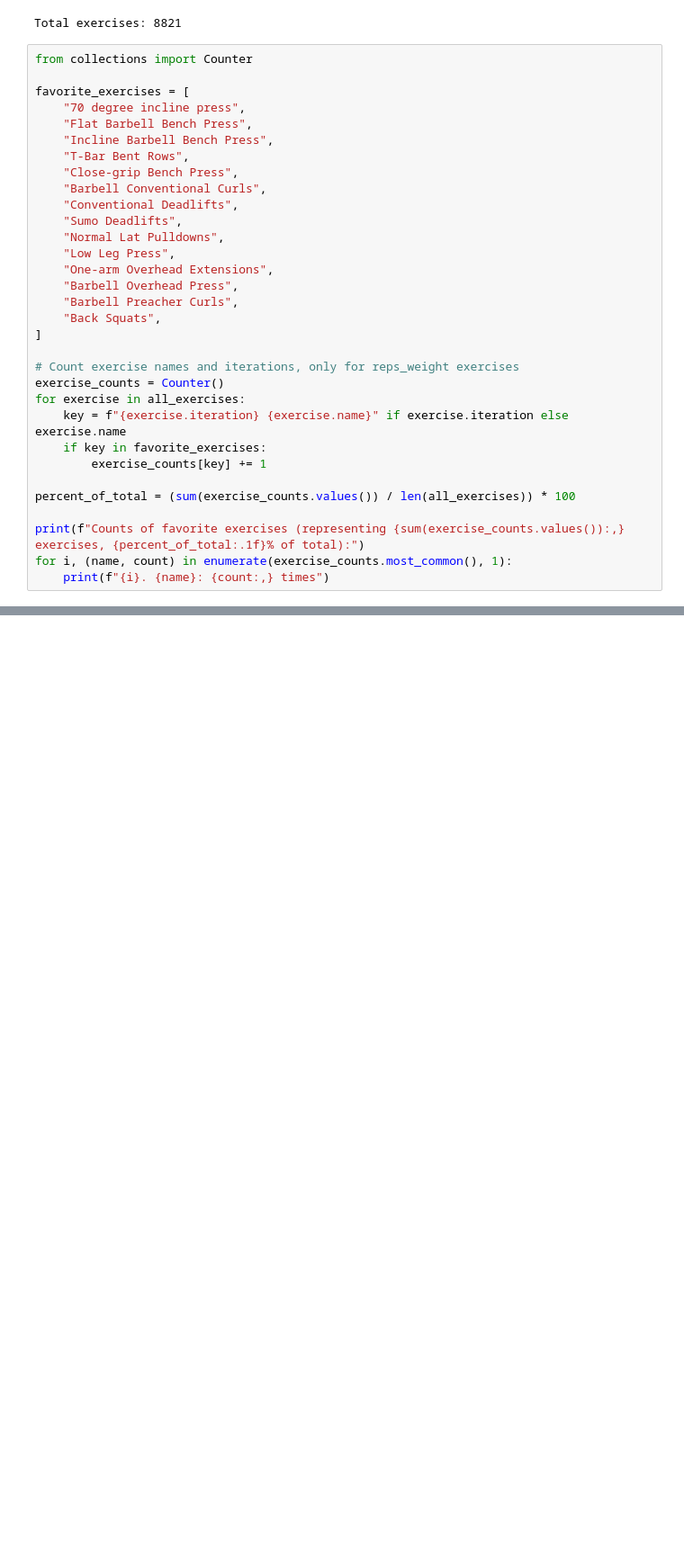
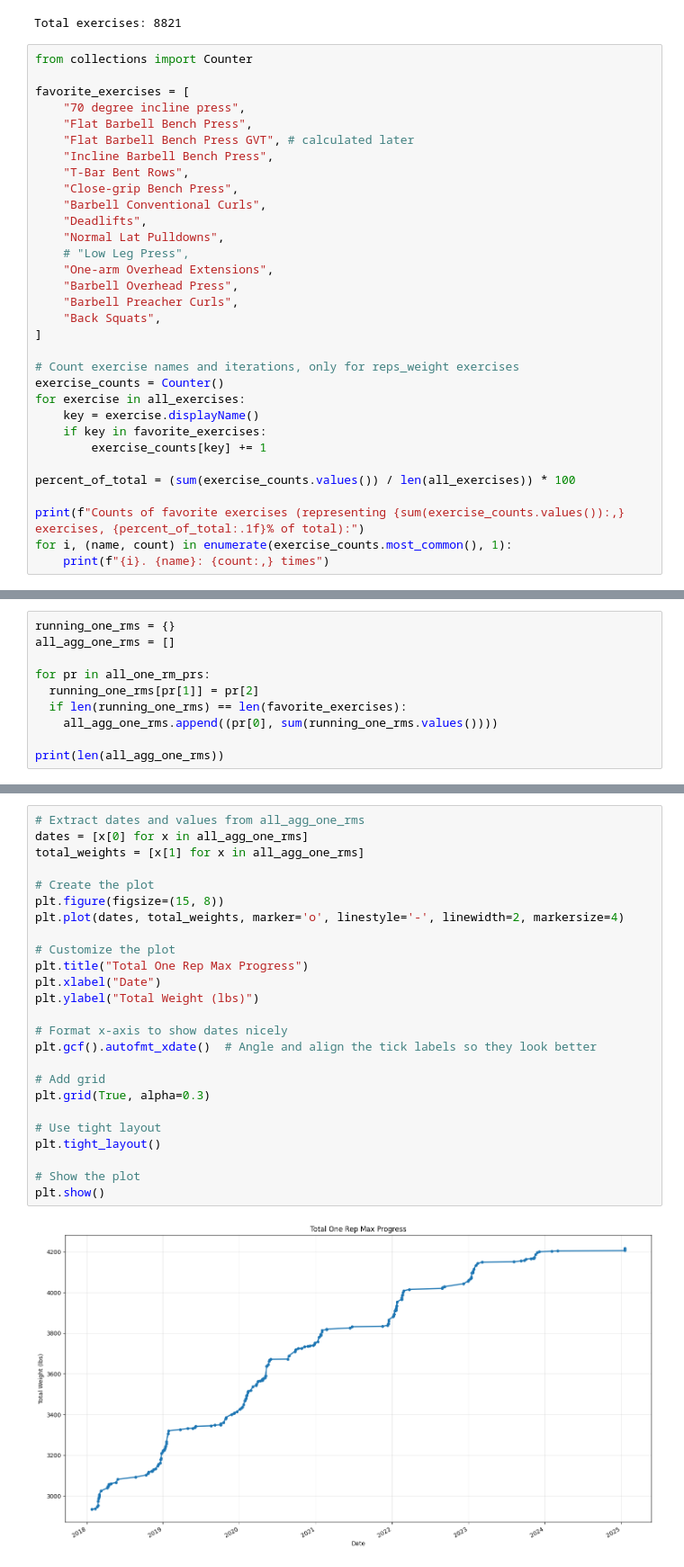
Before and after one commit to WeightliftingApp/WeightliftingApp-AnalyzeData, a Jupyter notebook: src/analyze_pr_szn.ipynb, the cells around one changed output, grey strips where cells are left out. Shown at 90% size. Cells and saved outputs as stored; diff of their text form; blank space fills up the shorter version.

Commit message:
Better PR analysis

```diff
--- a/src/analyze_pr_szn.ipynb
+++ b/src/analyze_pr_szn.ipynb
@@ -18,14 +18,14 @@ from collections import Counter
 favorite_exercises = [
     "70 degree incline press",
     "Flat Barbell Bench Press",
+    "Flat Barbell Bench Press GVT", # calculated later
     "Incline Barbell Bench Press",
     "T-Bar Bent Rows",
     "Close-grip Bench Press",
     "Barbell Conventional Curls",
-    "Conventional Deadlifts",
-    "Sumo Deadlifts",
+    "Deadlifts",
     "Normal Lat Pulldowns",
-    "Low Leg Press",
+    # "Low Leg Press",
     "One-arm Overhead Extensions",
     "Barbell Overhead Press",
     "Barbell Preacher Curls",
@@ -35,7 +35,7 @@ favorite_exercises = [
 # Count exercise names and iterations, only for reps_weight exercises
 exercise_counts = Counter()
 for exercise in all_exercises:
-    key = f"{exercise.iteration} {exercise.name}" if exercise.iteration else exercise.name
+    key = exercise.displayName()
     if key in favorite_exercises:
         exercise_counts[key] += 1
 
@@ -208,0 +236,10 @@ plt.show()
+# %%
+running_one_rms = {}
+all_agg_one_rms = []
+
+for pr in all_one_rm_prs:
+  running_one_rms[pr[1]] = pr[2]
+  if len(running_one_rms) == len(favorite_exercises):
+    all_agg_one_rms.append((pr[0], sum(running_one_rms.values())))
+
+print(len(all_agg_one_rms))
@@ -208,0 +248,27 @@ plt.show()
+# %%
+# Extract dates and values from all_agg_one_rms
+dates = [x[0] for x in all_agg_one_rms]
+total_weights = [x[1] for x in all_agg_one_rms]
+
+# Create the plot
+plt.figure(figsize=(15, 8))
+plt.plot(dates, total_weights, marker='o', linestyle='-', linewidth=2, markersize=4)
+
+# Customize the plot
+plt.title("Total One Rep Max Progress")
+plt.xlabel("Date")
+plt.ylabel("Total Weight (lbs)")
+
+# Format x-axis to show dates nicely
+plt.gcf().autofmt_xdate()  # Angle and align the tick labels so they look better
+
+# Add grid
+plt.grid(True, alpha=0.3)
+
+# Use tight layout
+plt.tight_layout()
+
+# Show the plot
+plt.show()
+# %% [output]
+[figure, added]
```
Also changed, not shown: parts of 5 cells of this notebook, 1 other file.
